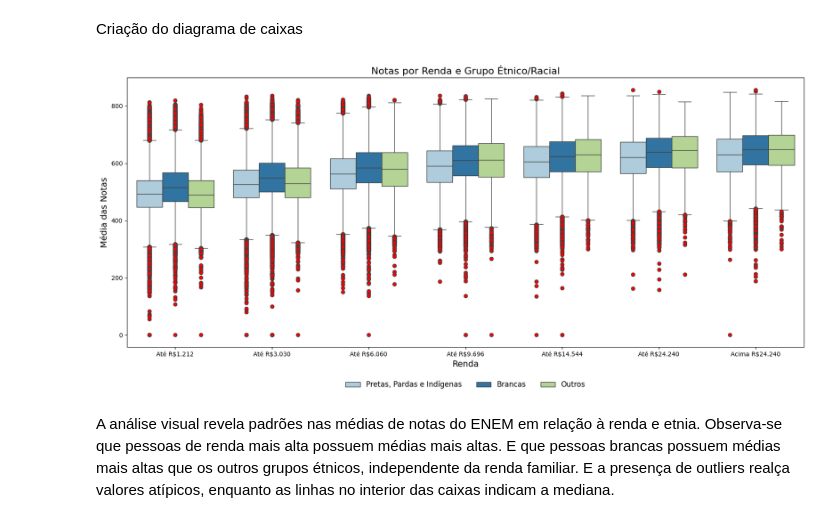
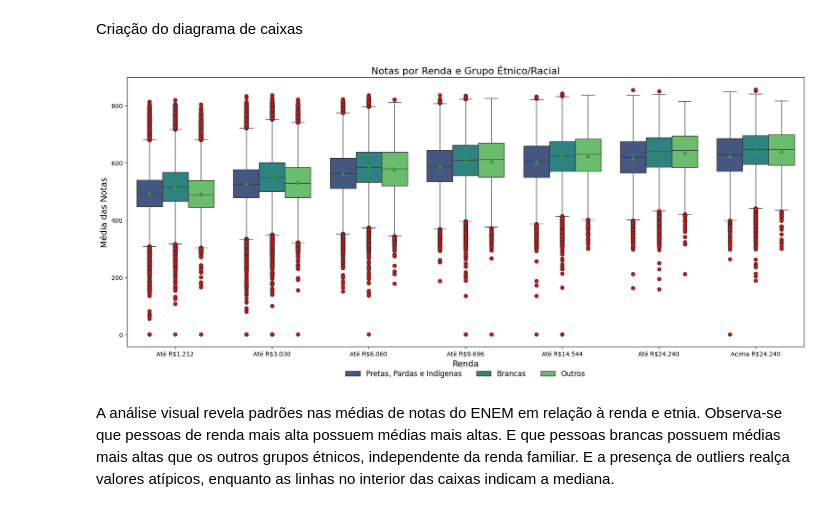
Before and after one commit to Grupo-B-Turma-2-Ada-VemSerTech/Projeto_Mod04_Ada_VemSerTech, a Jupyter notebook: Projeto.ipynb, the cells around one changed output. Saved outputs shown, nothing was run; the diff lists cells and outputs as text; code cells hidden in the pictures.

Commit message:
mudanca no codigo do diagrama notas por renda e grupo etnico

```diff
--- a/Projeto.ipynb
+++ b/Projeto.ipynb
@@ -1090,24 +1090,24 @@ rendas = ['Até R$1.212', 'Até R$3.030','Até R$6.060','Até R$9.696',
 # %%
 plt.figure(figsize=(20, 8))
 
 red_circle = dict(markerfacecolor='red', marker='o')
 
 sns.boxplot(x='Grupo_Rendas', y='Média', hue='Grupo_Etnico', data=tabela_media_renda_etnia,
-            flierprops=red_circle, showmeans=False, meanline=False, palette='Paired', order=rendas)
+            flierprops=red_circle, showmeans=True, palette= 'viridis', order=rendas)
 
 
 # Ajustes visuais
 plt.title("Notas por Renda e Grupo Étnico/Racial", fontsize=16)
 plt.xlabel('Renda', fontsize=14)
 plt.ylabel('Média das Notas', fontsize=14)
 
 # Exibe a legenda fora do gráfico
-plt.legend(bbox_to_anchor=(0.5, -0.1), loc='upper center', frameon=False, ncol=4, fontsize=12)
+plt.legend(bbox_to_anchor=(0.5, -0.1), loc='center', frameon=False, ncol=3, fontsize=12)
 
 # Exibe o gráfico
 plt.show()
 # %% [output]
-[figure, old version]
+[figure, new version]
 # %% [markdown]
 A análise visual revela padrões nas médias de notas do ENEM em relação à renda e etnia. Observa-se que pessoas de renda mais alta possuem médias mais altas. E que pessoas brancas possuem médias mais altas que os outros grupos étnicos, independente da renda familiar. E a presença de outliers realça valores atípicos, enquanto as linhas no interior das caixas indicam a mediana.
 # %% [markdown]
```
